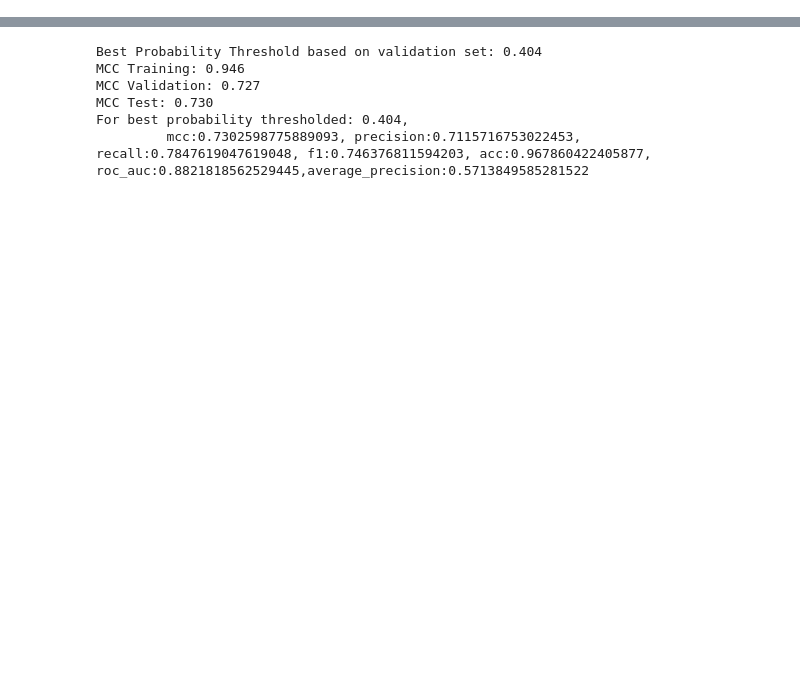
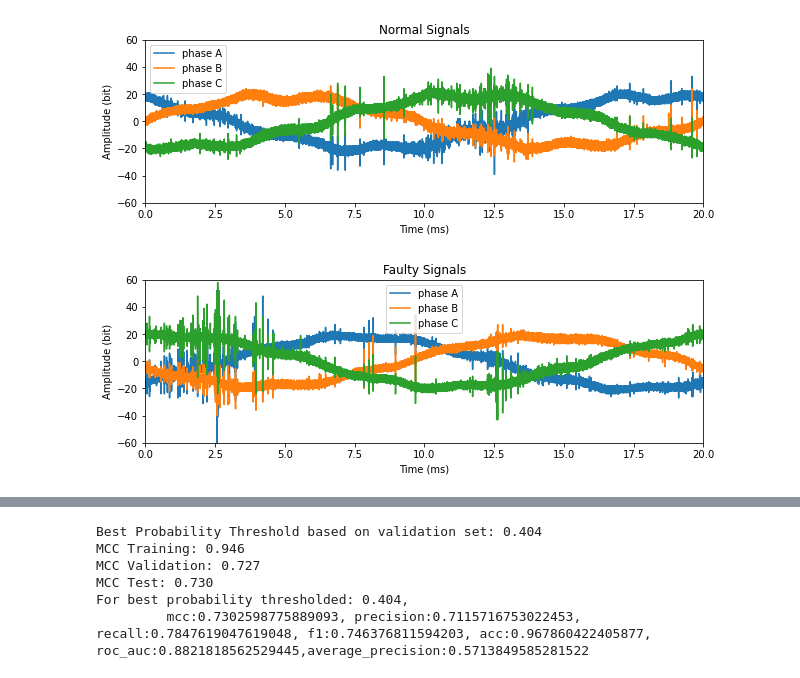
Before and after one commit to Naomi-Ding/LMFE, a Jupyter notebook: Results_visualization.ipynb, the cells around one changed output, grey strips where cells are left out. Drawn from its saved outputs; the diff is of its cells as text; code cells hidden in the pictures; blank space fills up the shorter version.

```diff
--- a/Results_visualization.ipynb
+++ b/Results_visualization.ipynb
@@ -12,0 +22,10 @@ from matplotlib import pyplot as plt
+# %%
+# =============================================================================
+# #################### STEP 0 Data Visualization ##############################
+# =============================================================================
+data_dir = 'vsb-power-line-fault-detection/'
+# signal_df = pq.read_pandas(data_dir + 'train.parquet', columns=[str(i) for i in range(3,6)]).to_pandas()
+signal_df_0 = pq.read_pandas(data_dir + 'train.parquet', columns=[str(i) for i in range(3)]).to_pandas()
+signal_df_1 = pq.read_pandas(data_dir + 'train.parquet', columns=[str(i) for i in range(3,6)]).to_pandas()
+signal_len = signal_df_1.shape[0]
+signal_df_0
@@ -12,0 +46,25 @@ from matplotlib import pyplot as plt
+# %%
+### Figure 1
+x_time = np.linspace(0,20,signal_len)
+plt.figure(figsize=(10,3))
+plt.plot(x_time, signal_df_0)
+plt.legend(['phase A', 'phase B', 'phase C'])
+plt.xlim([0, 20])
+plt.xlabel('Time (ms)')
+plt.ylabel('Amplitude (bit)')
+plt.ylim([-60,60])
+plt.title('Normal Signals')
+plt.show()
+
+plt.figure(figsize=(10,3))
+plt.plot(x_time, signal_df_1)
+plt.legend(['phase A', 'phase B', 'phase C'])
+plt.xlim([0, 20])
+plt.xlabel('Time (ms)')
+plt.ylabel('Amplitude (bit)')
+plt.ylim([-60,60])
+plt.title('Faulty Signals')
+plt.show()
+# %% [output]
+[figure, added]
+[figure, added]
```
Also changed, not shown: parts of 26 cells of this notebook, 10 other files.
